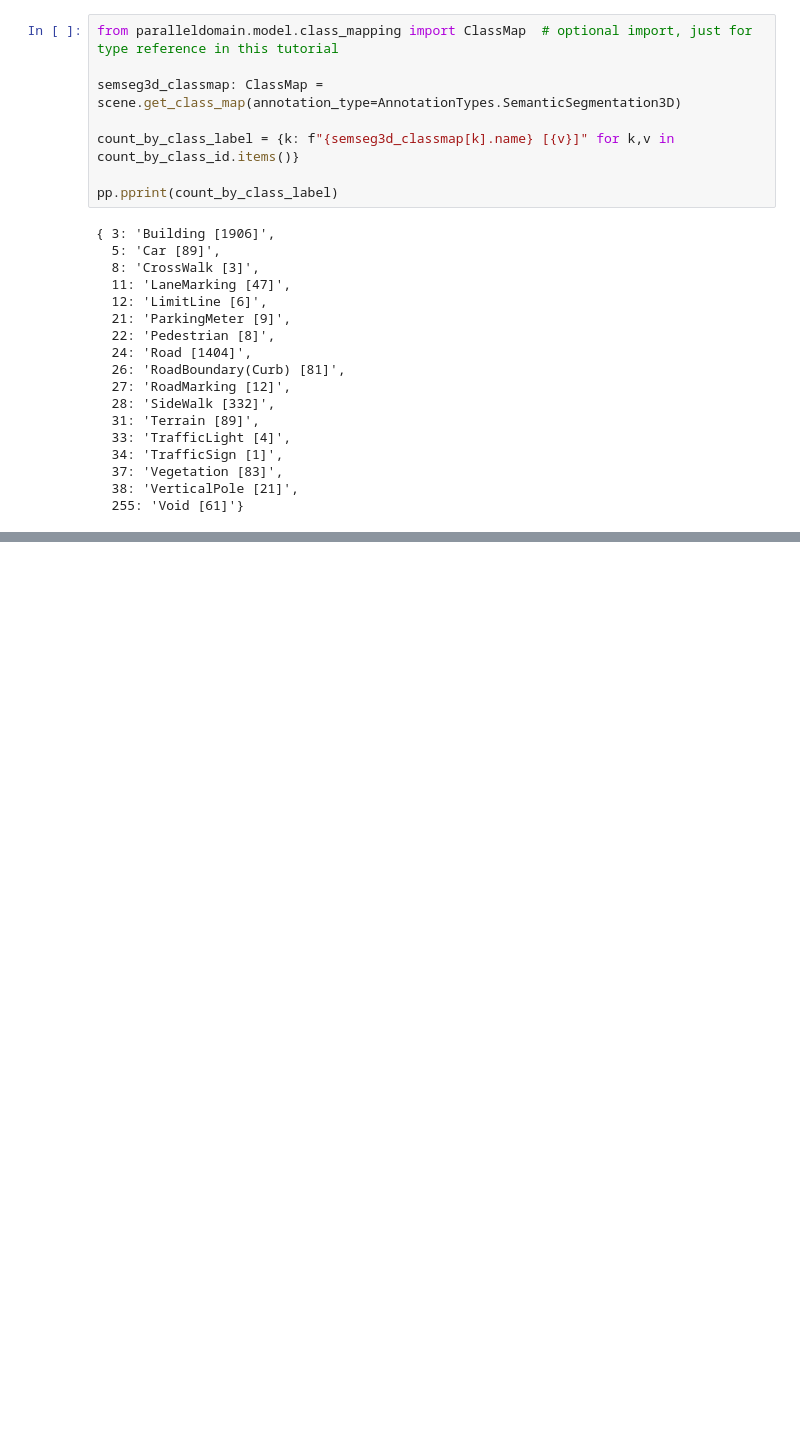
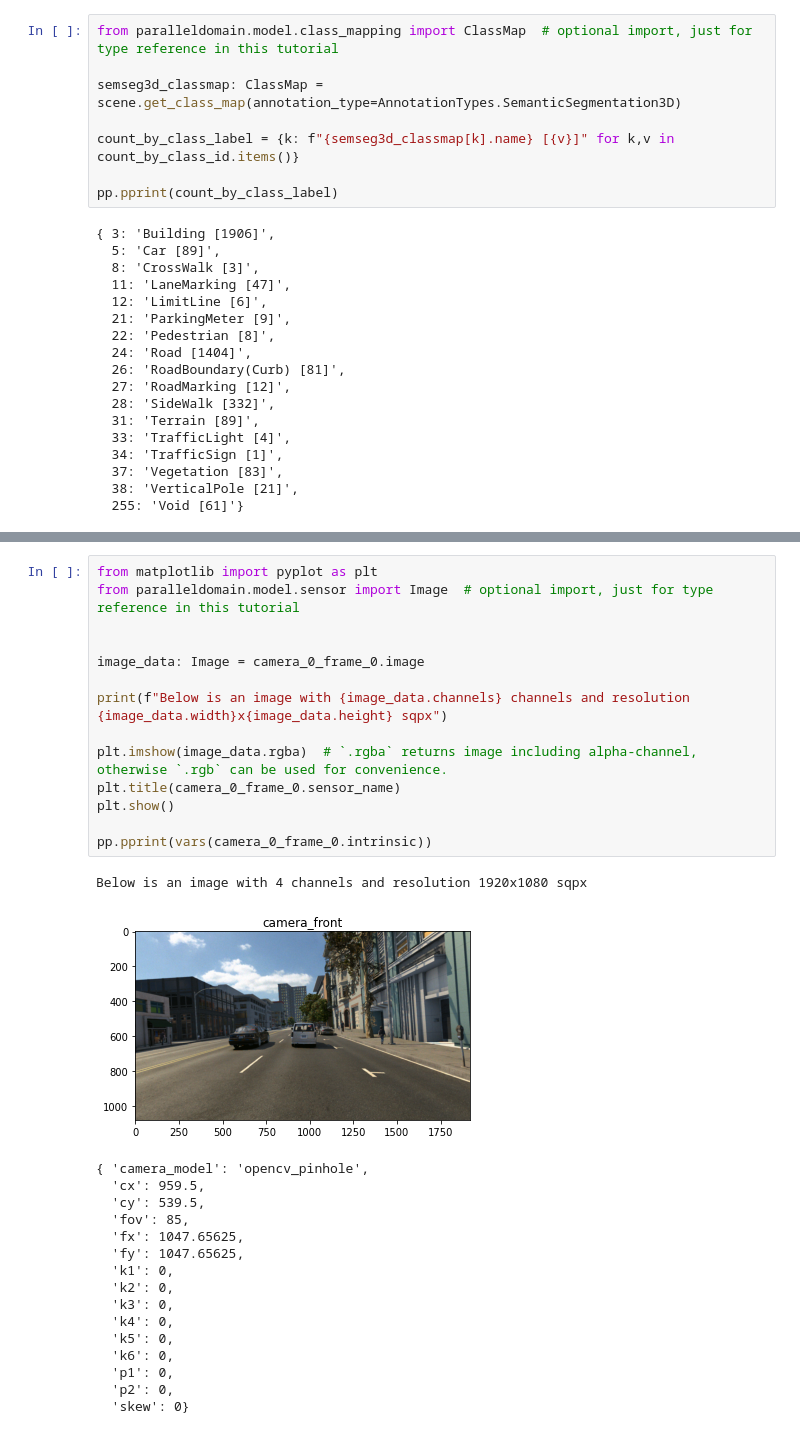
Before and after one commit to parallel-domain/pd-sdk, a Jupyter notebook: docs/source/tutorial/general/general_usage.ipynb, the cells around one changed output, grey strips where cells are left out. Cells and saved outputs as stored; diff of their text form; blank space fills up the shorter version.

Commit message:
Overhauled tutorials

```diff
--- a/docs/source/tutorial/general/general_usage.ipynb
+++ b/docs/source/tutorial/general/general_usage.ipynb
@@ -376,0 +385,32 @@ pp.pprint(count_by_class_label)
+# %%
+from matplotlib import pyplot as plt
+from paralleldomain.model.sensor import Image  # optional import, just for type reference in this tutorial
+
+
+image_data: Image = camera_0_frame_0.image
+
+print(f"Below is an image with {image_data.channels} channels and resolution {image_data.width}x{image_data.height} sqpx")
+
+plt.imshow(image_data.rgba)  # `.rgba` returns image including alpha-channel, otherwise `.rgb` can be used for convenience.
+plt.title(camera_0_frame_0.sensor_name)
+plt.show()
+
+pp.pprint(vars(camera_0_frame_0.intrinsic))
+# %% [output]
+Below is an image with 4 channels and resolution 1920x1080 sqpx
+[figure, added]
+{ 'camera_model': 'opencv_pinhole',
+  'cx': 959.5,
+  'cy': 539.5,
+  'fov': 85,
+  'fx': 1047.65625,
+  'fy': 1047.65625,
+  'k1': 0,
+  'k2': 0,
+  'k3': 0,
+  'k4': 0,
+  'k5': 0,
+  'k6': 0,
+  'p1': 0,
+  'p2': 0,
+  'skew': 0}
```
Also changed, not shown: parts of 5 cells of this notebook, 2 other files.
